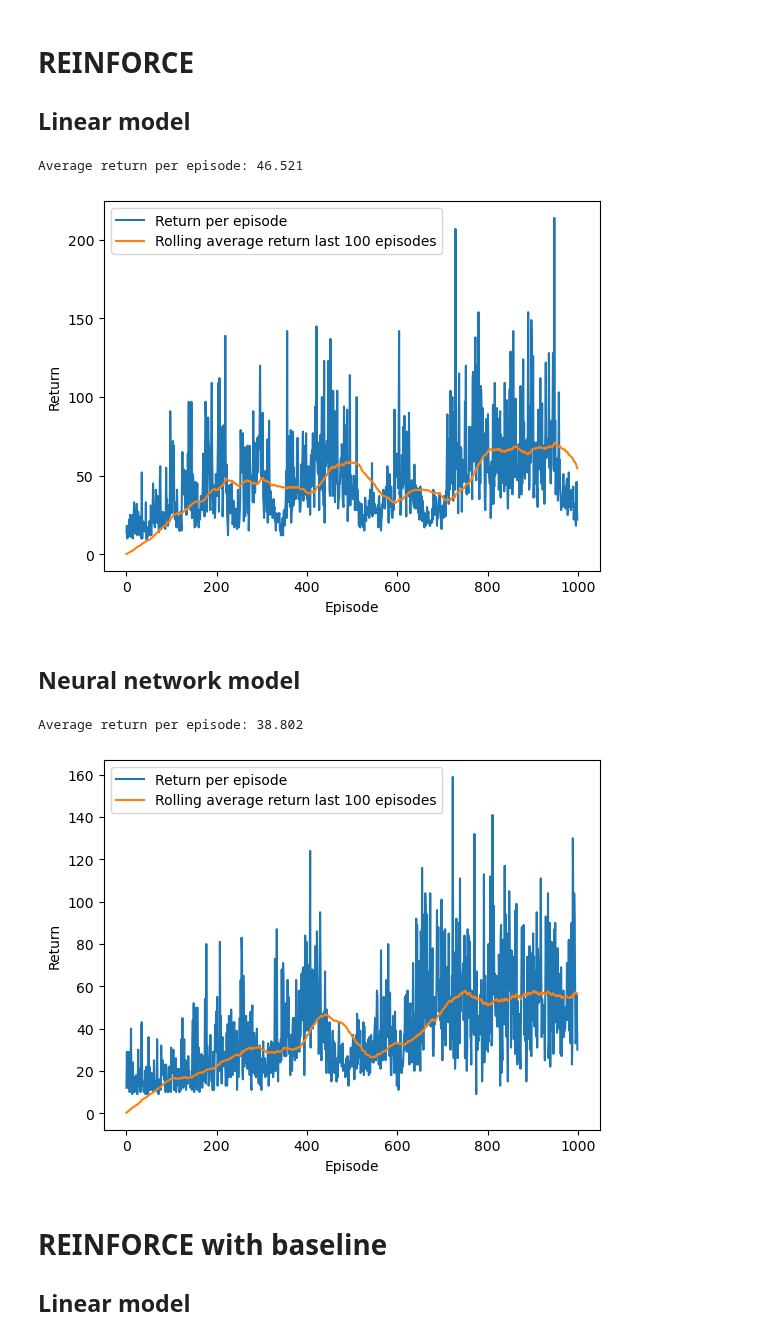
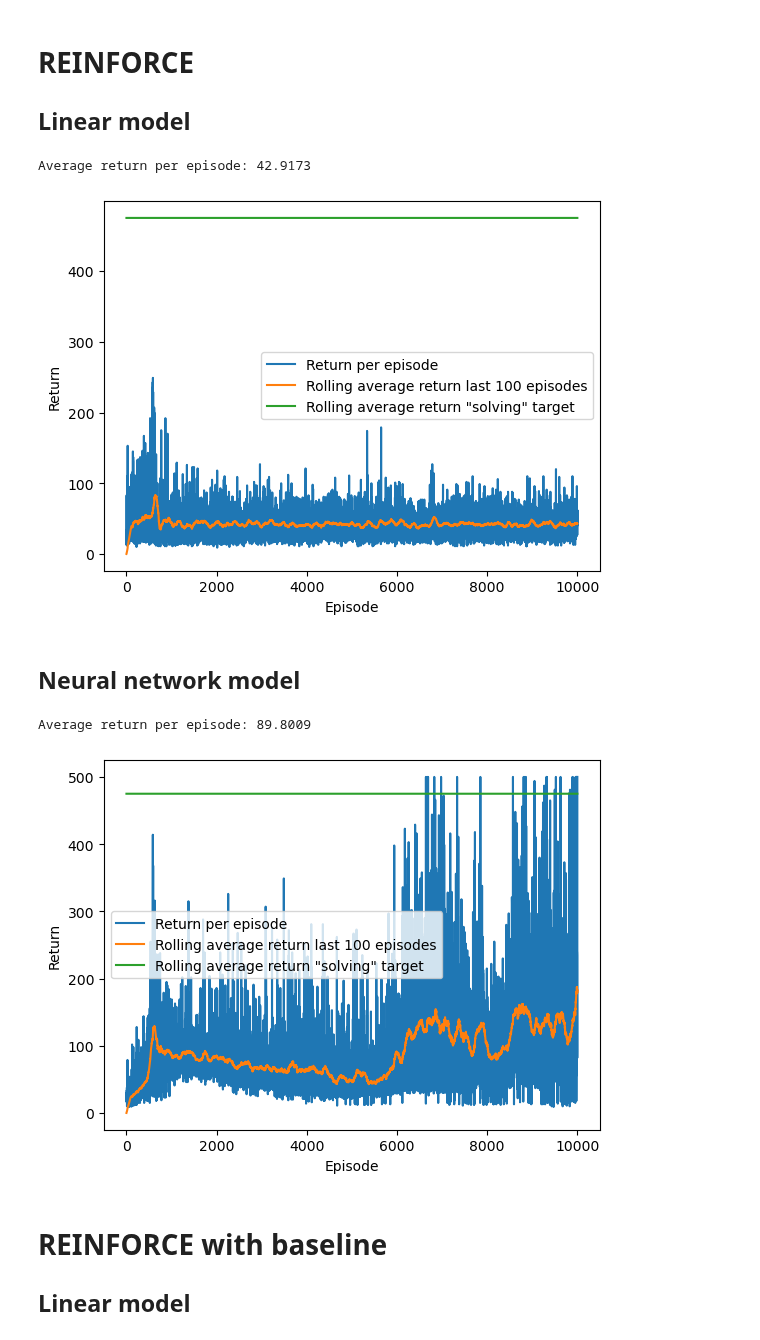
Before and after one commit to CarlFredriksson/rl-gymnasium-training, a Jupyter notebook: CartPole/cart_pole_reinforce.ipynb, the cells around one changed output. Saved outputs shown, nothing was run; the diff lists cells and outputs as text; code cells hidden in the pictures.

```diff
--- a/CartPole/cart_pole_reinforce.ipynb
+++ b/CartPole/cart_pole_reinforce.ipynb
@@ -16,7 +15,7 @@ import random
 # Settings
 # %%
 ENVIRONMENT_ID = "CartPole-v1"
-NUM_EPISODES = 1000
+NUM_EPISODES = 10000
 GRAD_CLIP_VALUE = 100
 GAMMA = 0.9
 NN_HIDDEN_LAYER_SIZES = [16, 16]
@@ -142,32 +38,32 @@ policy_model = torch.nn.Sequential(
     torch.nn.Softmax(dim=0)
 ).to(device)
 optimizer = torch.optim.SGD(policy_model.parameters(), lr=0.01)
-returns, states, actions, rewards = train_episodic_reinforce(
+returns, states, actions, rewards = policy_gradient_methods.train_episodic_reinforce(
     env, policy_model, optimizer, device, RNG_SEED, NUM_EPISODES, GAMMA, GRAD_CLIP_VALUE
 )
 utils.plot_returns(returns, env.spec.reward_threshold)
 # %% [output]
-Average return per episode: 46.521
+Average return per episode: 42.9173
-[figure, old version]
+[figure, new version]
 # %% [markdown]
 ## Neural network model
 # %%
 env = gym.make(ENVIRONMENT_ID)
 policy_model = models.create_simple_nn(
     env.observation_space.shape[0],
     env.action_space.n,
     NN_HIDDEN_LAYER_SIZES,
     output_activation="softmax"
 ).to(device)
 #optimizer = torch.optim.SGD(policy_model.parameters(), lr=0.001)
 optimizer = torch.optim.AdamW(policy_model.parameters(), lr=0.001, amsgrad=True)
-returns, states, actions, rewards = train_episodic_reinforce(
+returns, states, actions, rewards = policy_gradient_methods.train_episodic_reinforce(
     env, policy_model, optimizer, device, RNG_SEED, NUM_EPISODES, GAMMA, GRAD_CLIP_VALUE
 )
 utils.plot_returns(returns, env.spec.reward_threshold)
 # %% [output]
-Average return per episode: 38.802
+Average return per episode: 89.8009
-[figure, old version]
+[figure, new version]
 # %% [markdown]
 # REINFORCE with baseline
 
```
Also changed, not shown: parts of 3 cells of this notebook, 1 other file.
